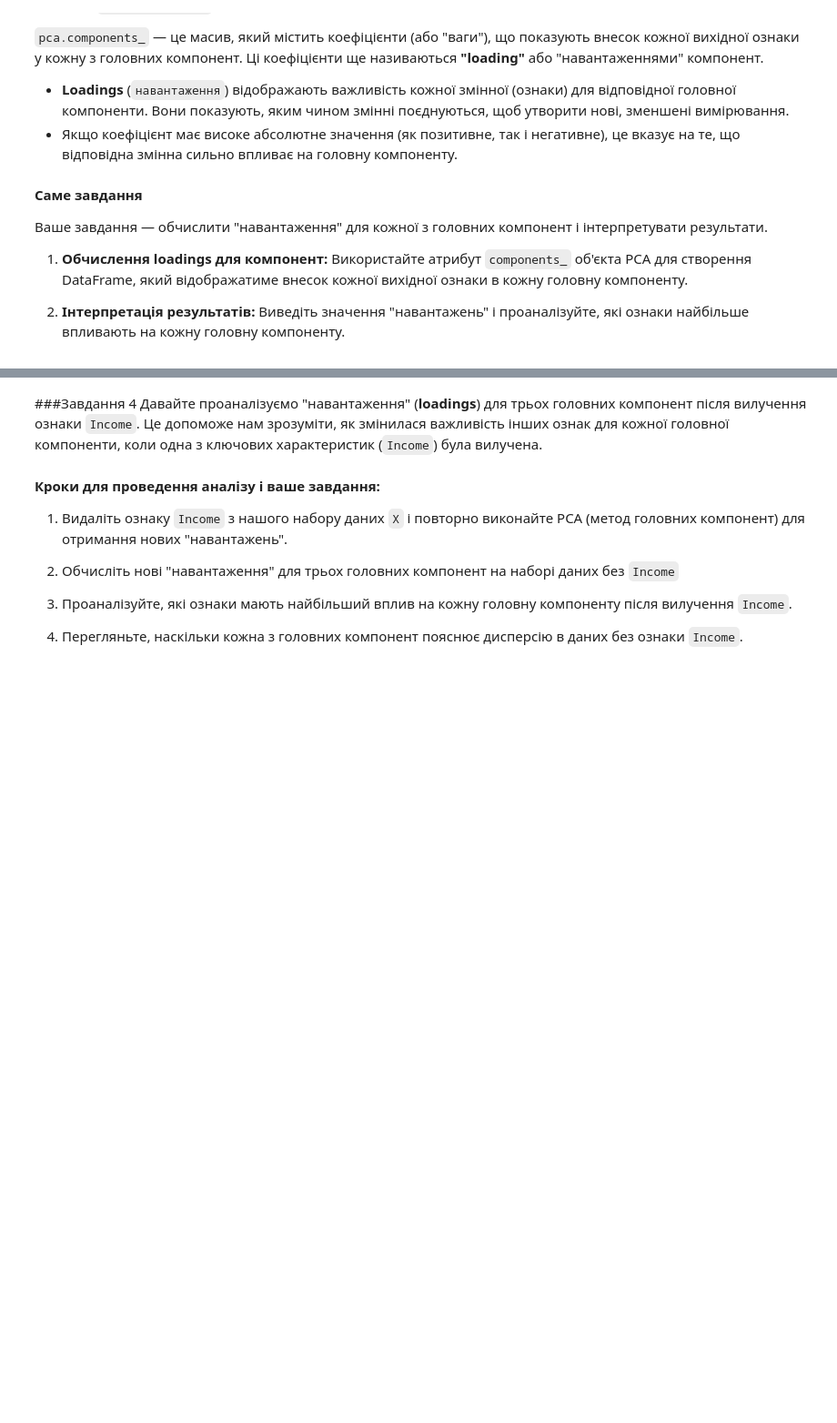
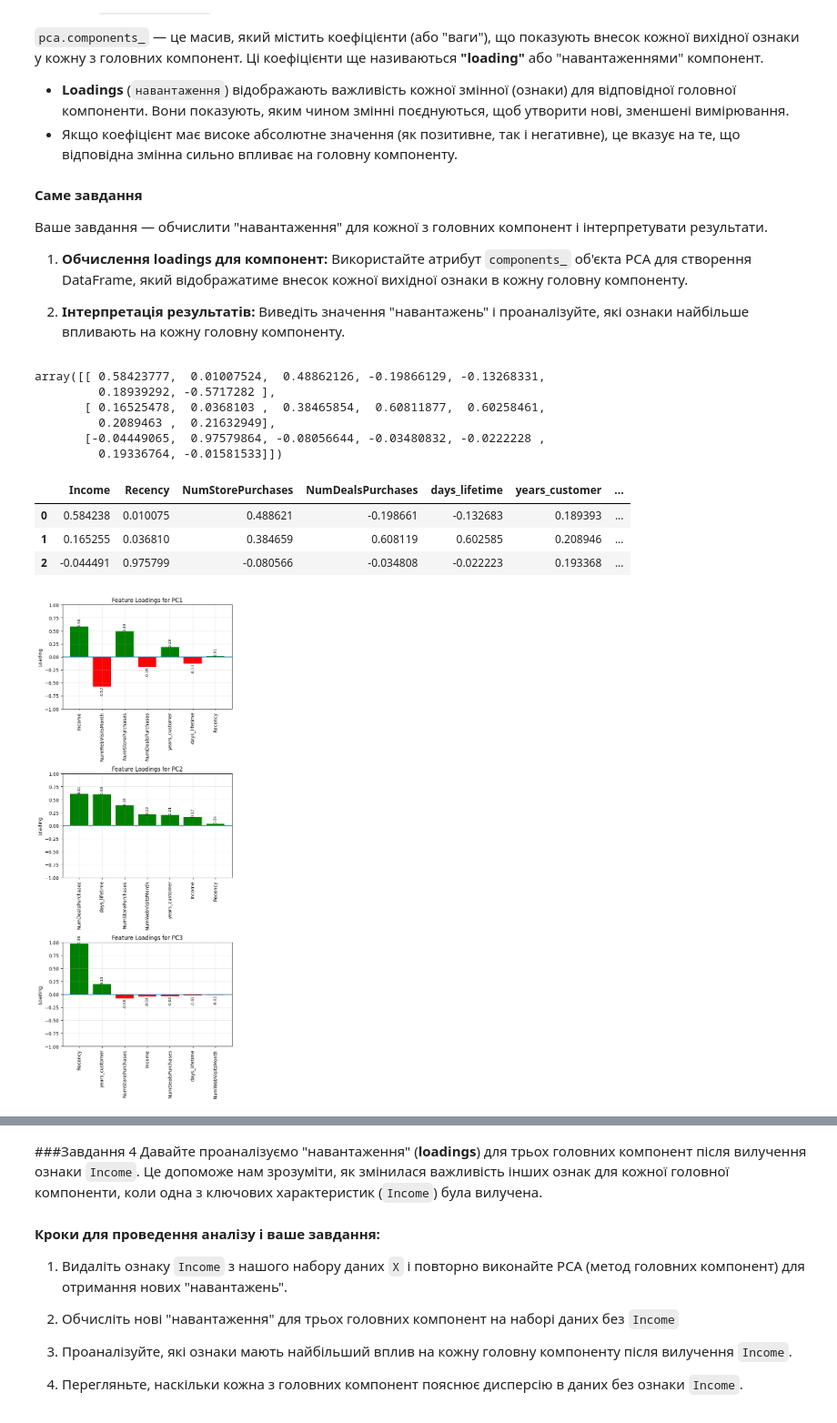
Before and after one commit to Maxstef/data-loves-ml-for-people-course, a Jupyter notebook: notebooks/3_2_dimensionality_reduction/HW_Методи_пониження_розмірності.ipynb, the cells around one changed output, grey strips where cells are left out. Shown at 91% size. Cells and saved outputs as stored; diff of their text form; code cells hidden in the pictures; blank space fills up the shorter version.

Commit message:
HW dimensionality reduction - sub-tasks 2-4 loadings

```diff
--- a/notebooks/3_2_dimensionality_reduction/HW_Методи_пониження_розмірності.ipynb
+++ b/notebooks/3_2_dimensionality_reduction/HW_Методи_пониження_розмірності.ipynb
@@ -311,3 +318,78 @@ plt.show()
 
 2. **Інтерпретація результатів:**
    Виведіть значення "навантажень" і проаналізуйте, які ознаки найбільше впливають на кожну головну компоненту.
+# %%
+pca.components_
+# %% [output]
+array([[ 0.58423777,  0.01007524,  0.48862126, -0.19866129, -0.13268331,
+         0.18939292, -0.5717282 ],
+       [ 0.16525478,  0.0368103 ,  0.38465854,  0.60811877,  0.60258461,
+         0.2089463 ,  0.21632949],
+       [-0.04449065,  0.97579864, -0.08056644, -0.03480832, -0.0222228 ,
+         0.19336764, -0.01581533]])
+# %%
+features_df = pd.DataFrame(
+    pca.components_,
+    columns=X_small.columns
+)
+features_df
+# %% [output]
+|  | Income | Recency | NumStorePurchases | NumDealsPurchases | days_lifetime | years_customer | ... |
+| 0 | 0.584238 | 0.010075 | 0.488621 | -0.198661 | -0.132683 | 0.189393 | ... |
+| 1 | 0.165255 | 0.036810 | 0.384659 | 0.608119 | 0.602585 | 0.208946 | ... |
+| 2 | -0.044491 | 0.975799 | -0.080566 | -0.034808 | -0.022223 | 0.193368 | ... |
+# %%
+import matplotlib.pyplot as plt
+
+def plot_pca_loadings(pca, X):
+    features_df = pd.DataFrame(
+        pca.components_,
+        columns=X.columns
+    )
+    n_pcs = 3
+    fig, axes = plt.subplots(n_pcs, 1, figsize=(6, 15))
+
+    for pc_index, ax in enumerate(axes):
+        loadings = features_df.iloc[pc_index]
+
+        # Sort by absolute contribution
+        sorted_idx = loadings.abs().sort_values(ascending=False).index
+        sorted_loadings = loadings[sorted_idx]
+
+        # Colors by sign
+        colors = ['green' if v > 0 else 'red' for v in sorted_loadings]
+
+        bars = ax.bar(sorted_idx, sorted_loadings, color=colors)
+
+        ax.set_title(f"Feature Loadings for PC{pc_index + 1}")
+        ax.set_ylabel("Loading")
+        ax.axhline(0)
+        ax.grid(alpha=0.3)
+
+        # SAME Y SCALE FOR ALL
+        ax.set_ylim(-1, 1)
+
+        # Feature labels
+        ax.set_xticks(range(len(sorted_idx)))
+        ax.set_xticklabels(sorted_idx, rotation=90)
+
+        # Value labels on bars
+        for bar in bars:
+            height = bar.get_height()
+            ax.text(
+                bar.get_x() + bar.get_width() / 2,
+                height,
+                f"{height:.2f}",
+                ha='center',
+                va='bottom' if height > 0 else 'top',
+                fontsize=8,
+                rotation=90
+            )
+
+    plt.tight_layout()
+    plt.show()
+
+
+plot_pca_loadings(pca, X_scaled.drop(['Cluster'], axis=1))
+# %% [output]
+[figure, added]
```
Also changed, not shown: parts of 10 cells of this notebook.
